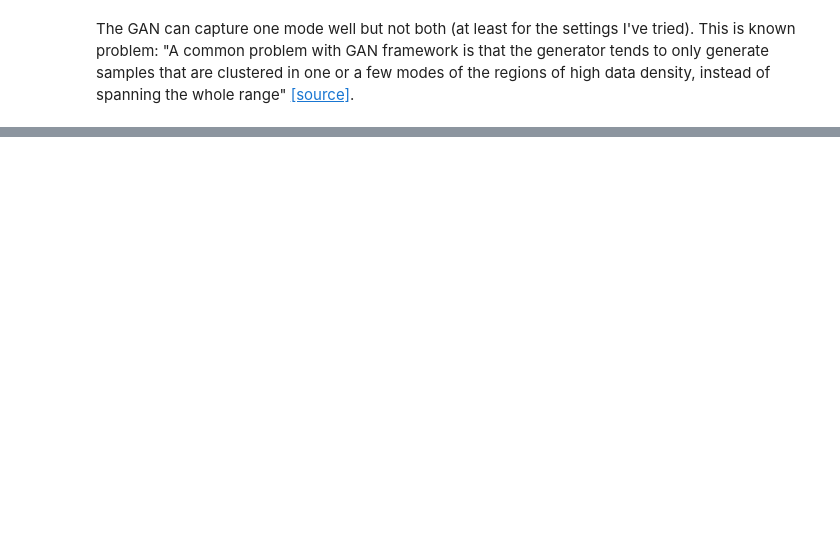
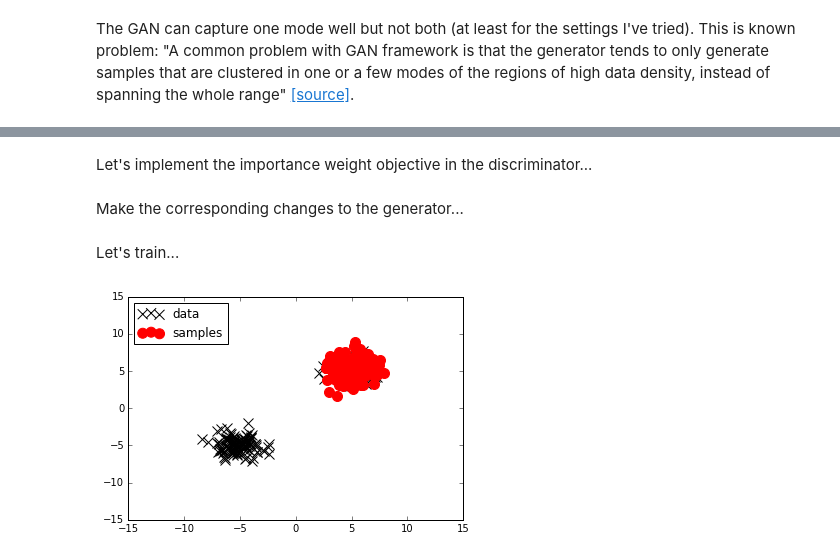
Before and after one commit to dongzhangfan/GAN, a Jupyter notebook: notebook_simulations/GAN Sandbox.ipynb, the cells around one changed output, grey strips where cells are left out. Drawn from its saved outputs; the diff is of its cells as text; code cells hidden in the pictures; blank space fills up the shorter version.

Commit message:
added two more experiments (importance objective, no discriminator)

```diff
--- a/notebook_simulations/GAN Sandbox.ipynb
+++ b/notebook_simulations/GAN Sandbox.ipynb
@@ -154,0 +171,53 @@ The GAN can capture one mode well but not both (at least for the settings I've t
+# %% [markdown]
+Let's implement the importance weight objective in the discriminator...
+# %%
+discrim_out_p = neural_net(X_p, discrim_params)
+discrim_out_q = neural_net(X_q, discrim_params)
+
+discrim_cost = tf.reduce_mean(.5*tf.pow(discrim_out_p, 2)) - tf.reduce_mean(tf.nn.relu(discrim_out_q))
+train_discriminator = tf.train.GradientDescentOptimizer(learning_rate).minimize(discrim_cost, var_list=discrim_params['w']+discrim_params['b'])
+# %% [markdown]
+Make the corresponding changes to the generator...
+# %%
+generator_out = neural_net(Z, generator_params)
+discrim_out_genUpdate = neural_net(generator_out, discrim_params)
+
+generator_cost = tf.reduce_mean(tf.nn.relu(discrim_out_genUpdate))
+train_generator = tf.train.GradientDescentOptimizer(learning_rate).minimize(generator_cost, var_list=generator_params['w']+generator_params['b'])
+# %% [markdown]
+Let's train...
+# %%
+# Set training params
+n_epochs = 150
+n_discrim_updates = 10
+n_generator_updates = 3
+
+with tf.Session() as session:
+    tf.initialize_all_variables().run()
+    for epoch_idx in xrange(n_epochs):
+
+        # train discriminator
+        discrim_error = 0.
+        for idx in xrange(n_discrim_updates):
+            # sample from generator
+            prior_samples = np.random.normal(size=(N, latent_size))
+            genSamples = session.run(generator_out, feed_dict={Z: prior_samples})
+
+            # perform update
+            _, l = session.run([train_discriminator, discrim_cost], feed_dict={X_p: X_true, X_q: genSamples})
+            discrim_error += l
+        # print "Epoch %d.  Discriminator error: %.3f" %(epoch_idx, discrim_error)
+
+        # train generator
+        for idx in xrange(n_generator_updates):
+            # sample from generator again
+            prior_samples = np.random.normal(size=(N, latent_size))
+
+            # perform update
+            session.run(train_generator, feed_dict={Z: prior_samples})
+
+        # visualize progress
+        if epoch_idx%5 == 0:
+            plot_densities(X_true, session.run(generator_out, feed_dict={Z: np.random.normal(size=(N/2, latent_size))}))
+# %% [output]
+[figure, added]
```
Also changed, not shown: parts of 18 cells of this notebook.
